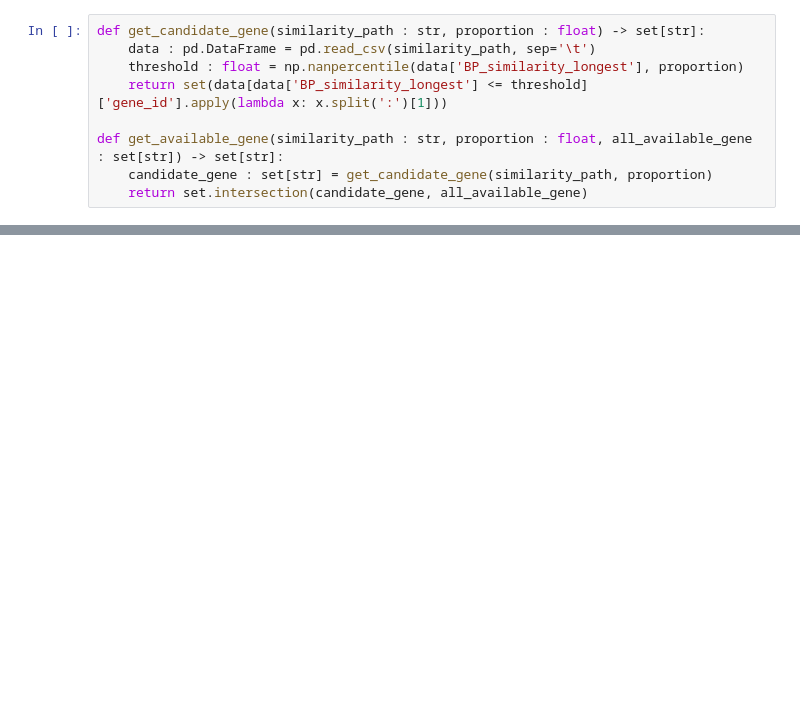
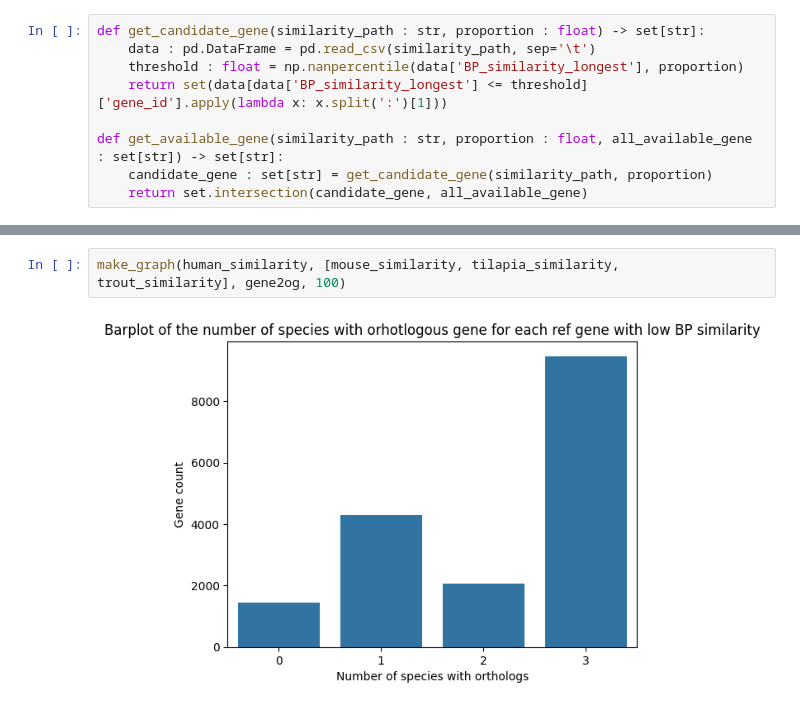
Before and after one commit to pierregerenton/multiisoformVSsingleisoform, a Jupyter notebook: src/orthology_with_ensembl/human_orthologs.ipynb, the cells around one changed output, grey strips where cells are left out. Drawn from its saved outputs; the diff is of its cells as text; blank space fills up the shorter version.

```diff
--- a/src/orthology_with_ensembl/human_orthologs.ipynb
+++ b/src/orthology_with_ensembl/human_orthologs.ipynb
@@ -256,0 +236,4 @@ len(data_count)
+# %%
+make_graph(human_similarity, [mouse_similarity, tilapia_similarity, trout_similarity], gene2og, 100)
+# %% [output]
+[figure, added]
```
Also changed, not shown: parts of 10 cells of this notebook, 1 other file.
